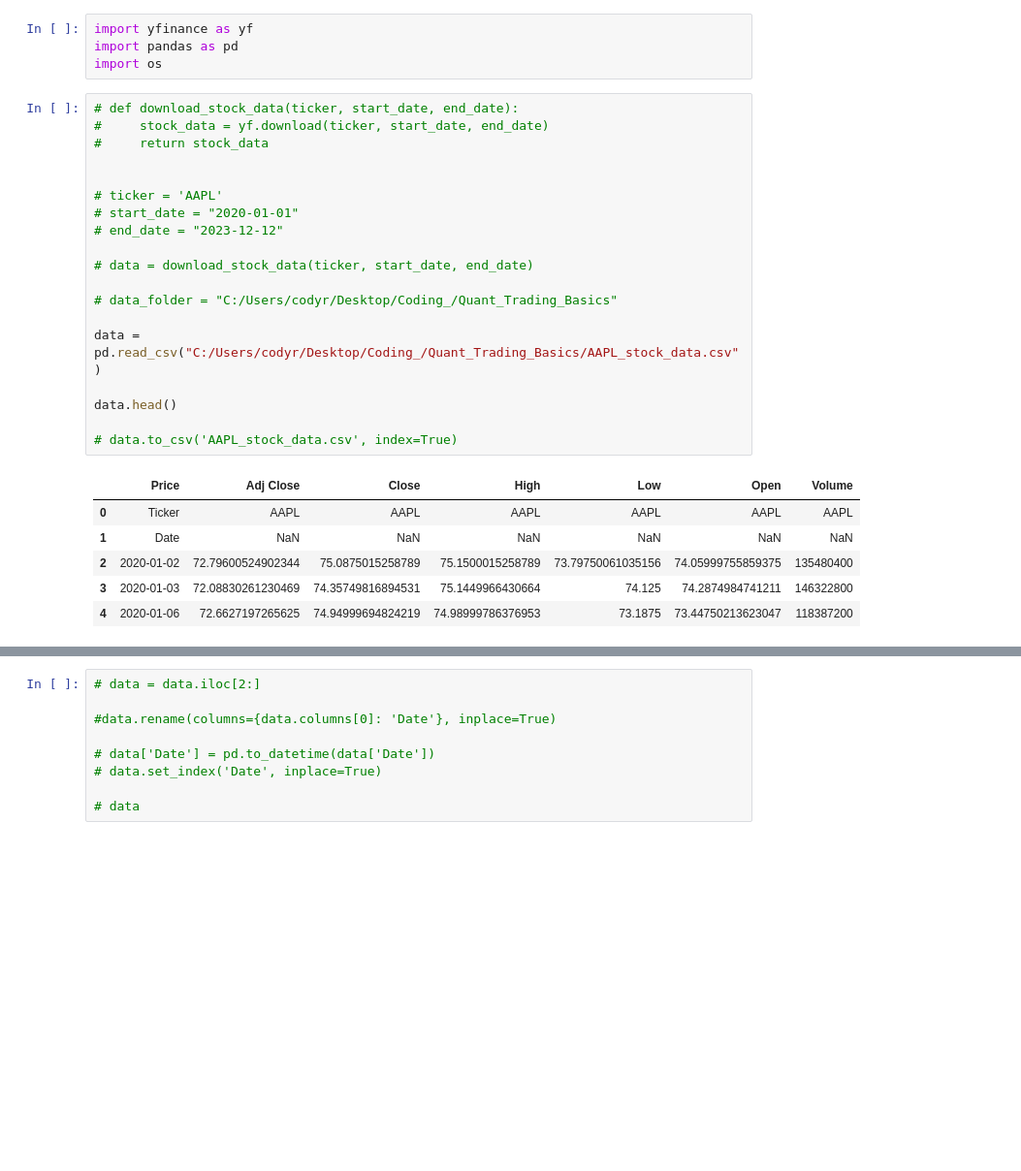
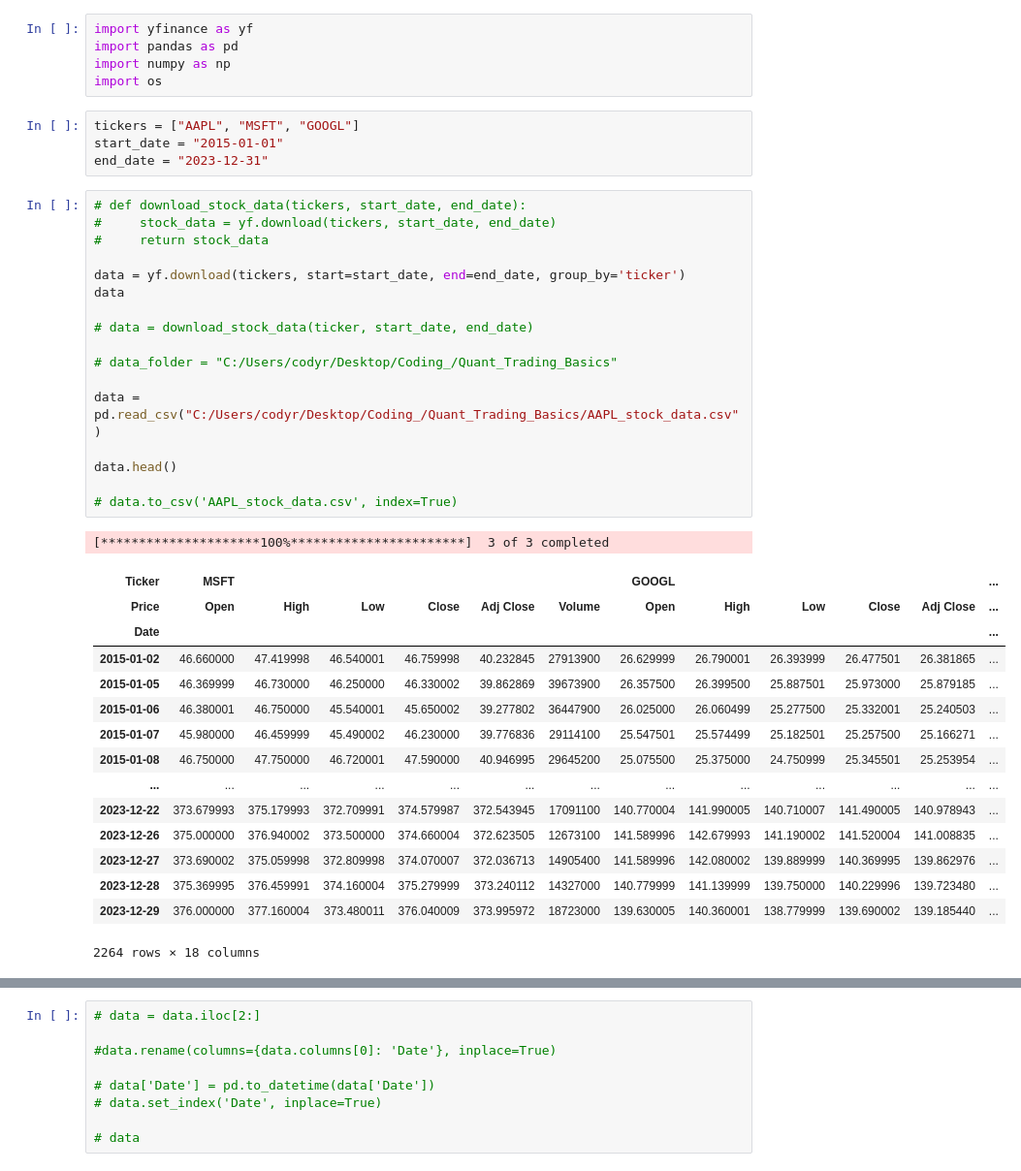
Before and after one commit to codyrosenzweig1/Quant_Trading_Basics_ML, a Jupyter notebook: Personal_Trading_Stratergy.ipynb, the cells around one changed output, grey strips where cells are left out. Shown: that part at 97% size. Drawn from its saved outputs; the diff is of its cells as text; blank space fills up the shorter version.

Commit message:
Using multi-index with a new flow

```diff
--- a/Personal_Trading_Stratergy.ipynb
+++ b/Personal_Trading_Stratergy.ipynb
@@ -15,30 +10,43 @@
 # %%
 import yfinance as yf
 import pandas as pd
+import numpy as np
 import os
-# %%
-# def download_stock_data(ticker, start_date, end_date):
-#     stock_data = yf.download(ticker, start_date, end_date)
-#     return stock_data
-
-
-# ticker = 'AAPL'
-# start_date = "2020-01-01"
-# end_date = "2023-12-12"
-
-# data = download_stock_data(ticker, start_date, end_date)
-
-# data_folder = "C:/Users/codyr/Desktop/Coding_/Quant_Trading_Basics"
-
-data = pd.read_csv("C:/Users/codyr/Desktop/Coding_/Quant_Trading_Basics/AAPL_stock_data.csv")
-
-data.head()
-
-# data.to_csv('AAPL_stock_data.csv', index=True)
-# %% [output]
-|  | Price | Adj Close | Close | High | Low | Open | Volume |
-| 0 | Ticker | AAPL | AAPL | AAPL | AAPL | AAPL | AAPL |
-| 1 | Date | NaN | NaN | NaN | NaN | NaN | NaN |
-| 2 | 2020-01-02 | 72.79600524902344 | 75.0875015258789 | 75.1500015258789 | 73.79750061035156 | 74.05999755859375 | 135480400 |
-| 3 | 2020-01-03 | 72.08830261230469 | 74.35749816894531 | 75.1449966430664 | 74.125 | 74.2874984741211 | 146322800 |
-| 4 | 2020-01-06 | 72.6627197265625 | 74.94999694824219 | 74.98999786376953 | 73.1875 | 73.44750213623047 | 118387200 |
+# %%
+tickers = ["AAPL", "MSFT", "GOOGL"]
+start_date = "2015-01-01"
+end_date = "2023-12-31"
+# %%
+# def download_stock_data(tickers, start_date, end_date):
+#     stock_data = yf.download(tickers, start_date, end_date)
+#     return stock_data
+
+data = yf.download(tickers, start=start_date, end=end_date, group_by='ticker')
+data
+
+# data = download_stock_data(ticker, start_date, end_date)
+
+# data_folder = "C:/Users/codyr/Desktop/Coding_/Quant_Trading_Basics"
+
+data = pd.read_csv("C:/Users/codyr/Desktop/Coding_/Quant_Trading_Basics/AAPL_stock_data.csv")
+
+data.head()
+
+# data.to_csv('AAPL_stock_data.csv', index=True)
+# %% [output]
+[*********************100%***********************]  3 of 3 completed
+| Ticker | MSFT |  |  |  |  |  | GOOGL |  |  |  |  | ... |
+| Price | Open | High | Low | Close | Adj Close | Volume | Open | High | Low | Close | Adj Close | ... |
+| Date |  |  |  |  |  |  |  |  |  |  |  | ... |
+| 2015-01-02 | 46.660000 | 47.419998 | 46.540001 | 46.759998 | 40.232845 | 27913900 | 26.629999 | 26.790001 | 26.393999 | 26.477501 | 26.381865 | ... |
+| 2015-01-05 | 46.369999 | 46.730000 | 46.250000 | 46.330002 | 39.862869 | 39673900 | 26.357500 | 26.399500 | 25.887501 | 25.973000 | 25.879185 | ... |
+| 2015-01-06 | 46.380001 | 46.750000 | 45.540001 | 45.650002 | 39.277802 | 36447900 | 26.025000 | 26.060499 | 25.277500 | 25.332001 | 25.240503 | ... |
+| 2015-01-07 | 45.980000 | 46.459999 | 45.490002 | 46.230000 | 39.776836 | 29114100 | 25.547501 | 25.574499 | 25.182501 | 25.257500 | 25.166271 | ... |
+| 2015-01-08 | 46.750000 | 47.750000 | 46.720001 | 47.590000 | 40.946995 | 29645200 | 25.075500 | 25.375000 | 24.750999 | 25.345501 | 25.253954 | ... |
+| ... | ... | ... | ... | ... | ... | ... | ... | ... | ... | ... | ... | ... |
+| 2023-12-22 | 373.679993 | 375.179993 | 372.709991 | 374.579987 | 372.543945 | 17091100 | 140.770004 | 141.990005 | 140.710007 | 141.490005 | 140.978943 | ... |
+| 2023-12-26 | 375.000000 | 376.940002 | 373.500000 | 374.660004 | 372.623505 | 12673100 | 141.589996 | 142.679993 | 141.190002 | 141.520004 | 141.008835 | ... |
+| 2023-12-27 | 373.690002 | 375.059998 | 372.809998 | 374.070007 | 372.036713 | 14905400 | 141.589996 | 142.080002 | 139.889999 | 140.369995 | 139.862976 | ... |
+| 2023-12-28 | 375.369995 | 376.459991 | 374.160004 | 375.279999 | 373.240112 | 14327000 | 140.779999 | 141.139999 | 139.750000 | 140.229996 | 139.723480 | ... |
+| 2023-12-29 | 376.000000 | 377.160004 | 373.480011 | 376.040009 | 373.995972 | 18723000 | 139.630005 | 140.360001 | 138.779999 | 139.690002 | 139.185440 | ... |
+2264 rows × 18 columns
```
Also changed, not shown: parts of 5 cells of this notebook.
